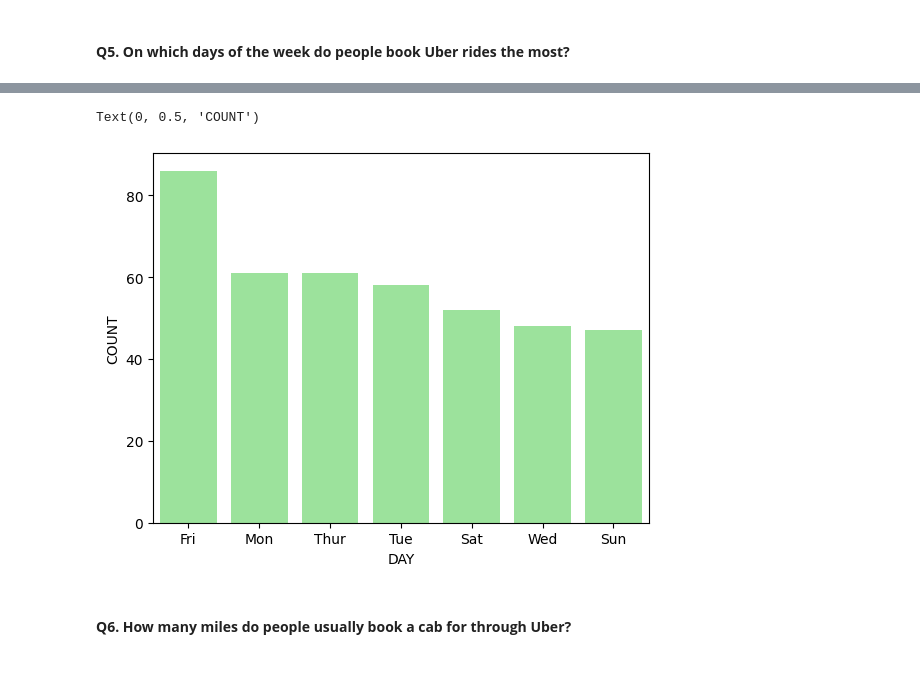
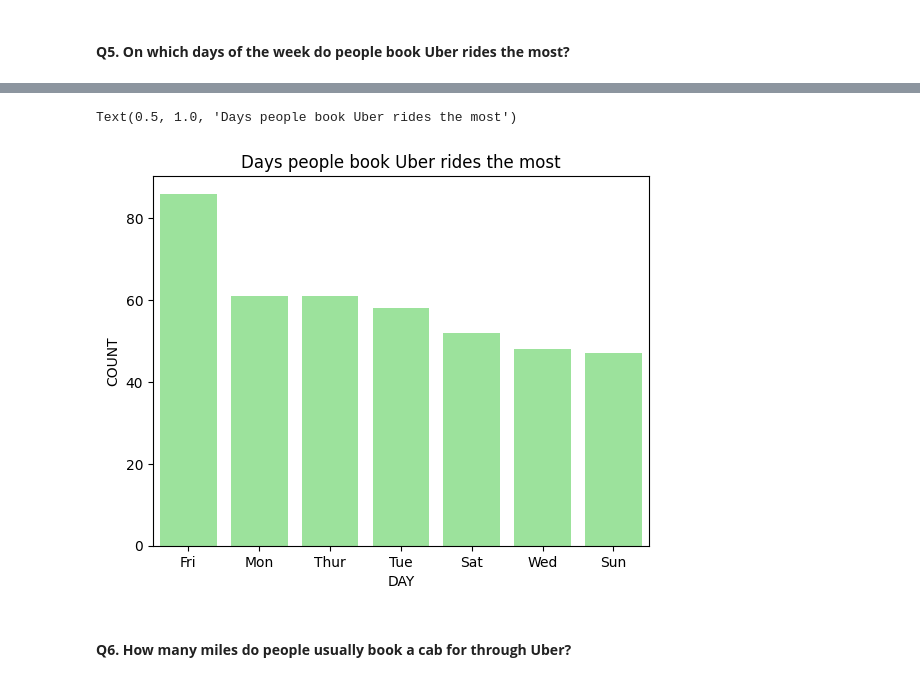
Before and after one commit to KKaranSinghh/Uber-Project-Data-Science, a Jupyter notebook: Uber analysis.ipynb, the cells around one changed output, grey strips where cells are left out. Cells and saved outputs as stored; diff of their text form; code cells hidden in the pictures.

```diff
--- a/Uber analysis.ipynb
+++ b/Uber analysis.ipynb
@@ -224,11 +228,12 @@ dataset.head()
 # %%
 day_label= dataset.DAY.value_counts()
 
 sns.barplot(x= day_label.index, y= day_label, color= 'lightgreen')
 plt.xlabel('DAY')
 plt.ylabel('COUNT')
+plt.title('Days people book Uber rides the most')
 # %% [output]
-Text(0, 0.5, 'COUNT')
+Text(0.5, 1.0, 'Days people book Uber rides the most')
-[figure, old version]
+[figure, new version]
 # %% [markdown]
 #### **Q6. How many miles do people usually book a cab for through Uber?**
```
Also changed, not shown: parts of 5 cells of this notebook.
